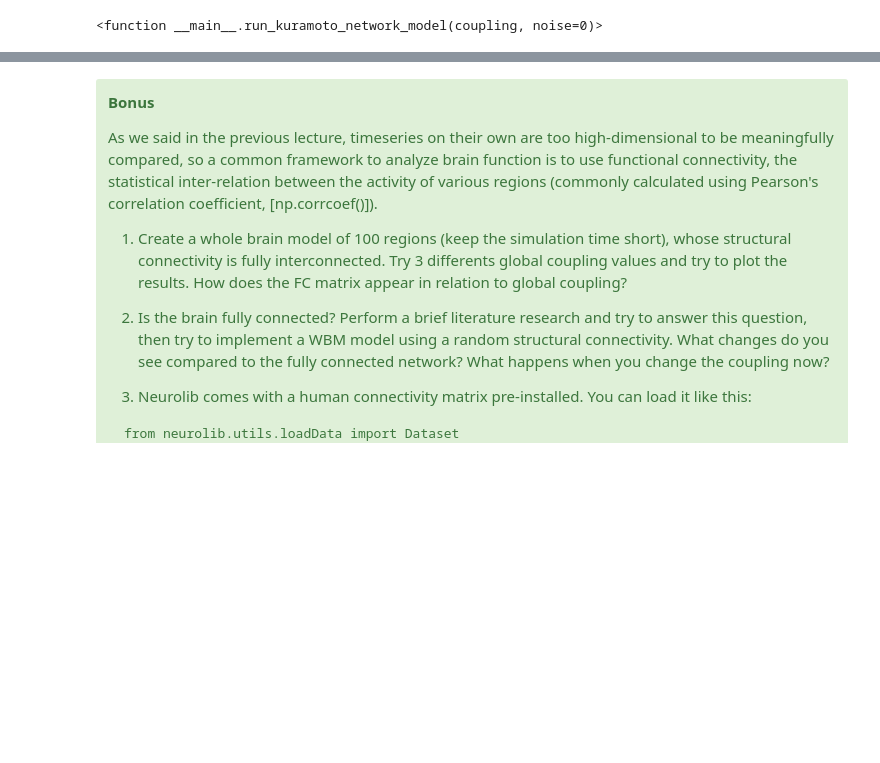
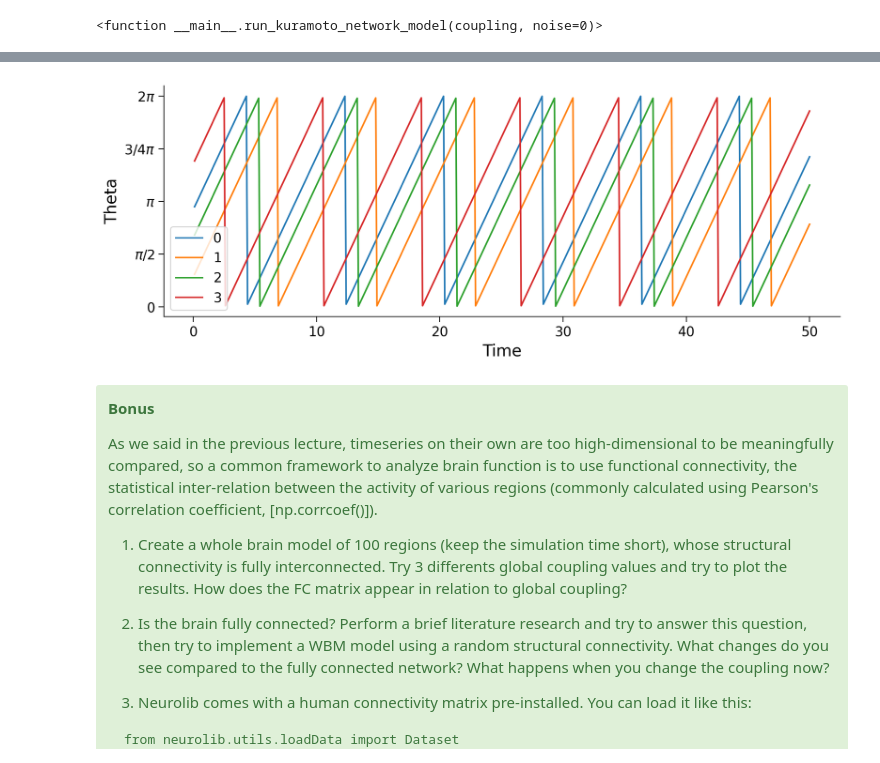
Before and after one commit to computational-neurology/workshop2024, a Jupyter notebook: 02_single_node_dynamics.ipynb, the cells around one changed output, grey strips where cells are left out. Saved outputs shown, nothing was run; the diff lists cells and outputs as text; code cells hidden in the pictures; blank space fills up the shorter version.

```diff
--- a/02_single_node_dynamics.ipynb
+++ b/02_single_node_dynamics.ipynb
@@ -808,3 +843,54 @@ interactive(children=(FloatSlider(value=0.0, description='Coupling', max=1.0, st
+# %%
+# setting parameters
+N = 4 #set to 4 for better visualization
+
+#########################################################
+#########################################################
+# Create a cmat where some connections are less than 1, you can start from
+# the previous cmat and then modify elements or rows using indexing
+cmat = np.ones((N, N))
+# here use indexing to change all rows and cols values for region 0 to < 1:
+...
+#########################################################
+#########################################################
+
+# dmat is the delay matrix, at the moment we consider instantaneous interactions
+# between brain regions, so no delays
+dmat = np.zeros((N,N)) # no delays
+
+# Let's create a network model!
+network_model = KuramotoModel(Cmat=cmat, Dmat=dmat)
+# Set the duration of the simulation
+network_model.params['duration'] = 50
+# Set the intrinsic frequency
+network_model.params['omega'] = np.ones((N)) * 0.25 * np.pi
+# Let's start without any noise
+network_model.params['sigma_ou'] = 0.
+
+#########################################################
+#########################################################
+# You can play around changing the coupling value K here:
+network_model.params['k'] = 0
+#########################################################
+
+network_model.run()
+
+theta = network_model['theta'].T
+# cap the phase to be between 0 and 2pi
+theta_capped = np.mod(theta, 2*np.pi)
+
+# set up the figure
+fig, ax = plt.subplots(1, 1, figsize=(10, 4))
+
+for i, theta in enumerate(range(theta_capped.shape[1])):
+  plt.plot(network_model.t, theta_capped[:, i], label=i)
+plt.xlabel("Time")
+plt.ylabel("Theta")
+plt.yticks(np.arange(0, 2*np.pi+0.1, np.pi/2), [ r"$0$", r"$\pi/2$", r"$\pi$", r"$3/4\pi$", r"$2\pi$",])# modify y-axis ticks to be in multiples of pi
+plt.legend()
+plt.show()
+# %% [output]
+[figure, added]
 # %% [markdown]
 <div class="alert alert-block alert-success">
 <b> Bonus </b><p>
```
Also changed, not shown: parts of 15 cells of this notebook.
